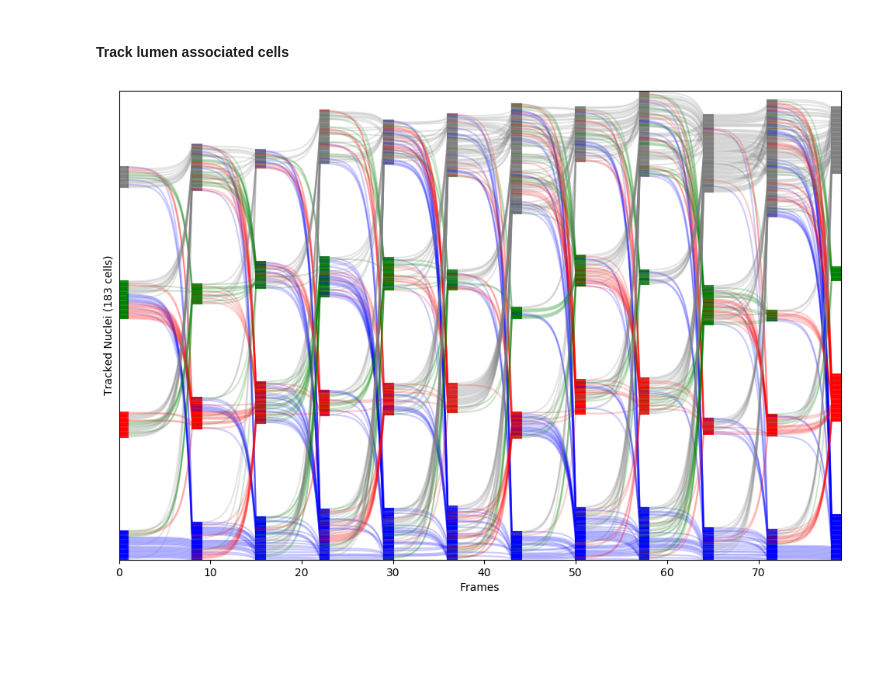
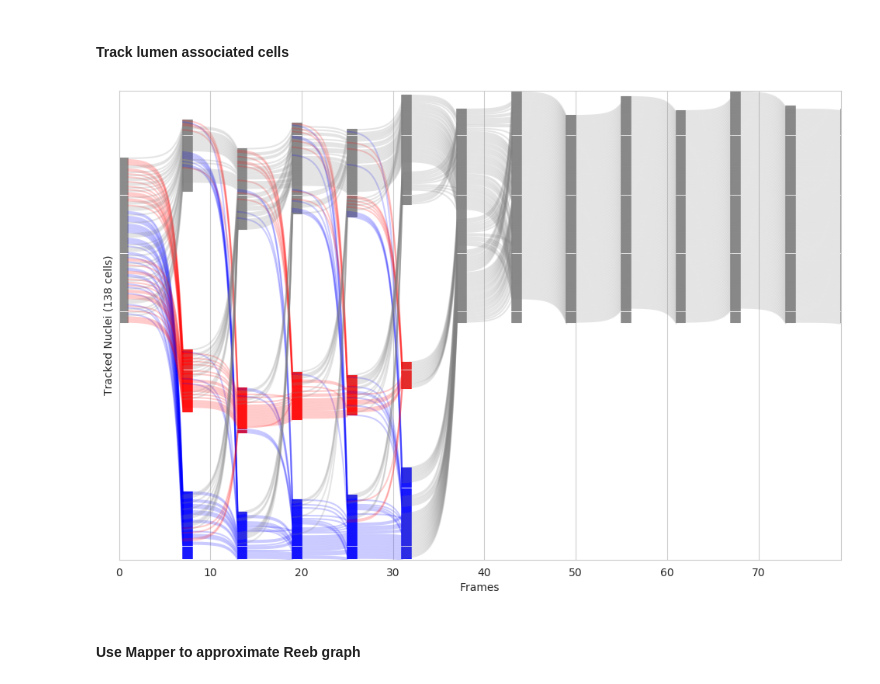
Before and after one commit to dbhaskar92/BrownU-BioMed, a Jupyter notebook: Topological Data Analysis/Visualize Tracking Data.ipynb, the cells around one changed output. Cells and saved outputs as stored; diff of their text form; code cells hidden in the pictures; blank space fills up the shorter version.

Commit message:
Quantify stability of lumens over time and consistent tracking of lumen-associated cells

```diff
--- a/Topological Data Analysis/Visualize Tracking Data.ipynb
+++ b/Topological Data Analysis/Visualize Tracking Data.ipynb
@@ -14,7 +17,7 @@ from mpl_toolkits.mplot3d.art3d import Poly3DCollection
 #### Plot nuclei positions and velocity
 # %%
 daystring = "10"
-spotstring = "15"
+spotstring = "03"
 
 fpath = "YuLong_Data/day_" + daystring + "/" + spotstring + "spot.csv"
 dirname = "YuLong_Day" + daystring + "_Spot" + spotstring
@@ -30,8 +33,8 @@ min_zlim = np.floor(np.min(df['POSITION_Z'])) - 1
 max_lim = np.max([max_xlim, max_ylim, max_zlim])
 min_lim = np.min([min_xlim, min_ylim, min_zlim])
 # %%
-show_quiver = False
-show_track = True
+show_quiver = True
+show_track = False
 show_com_mavv = False
 
 odirname = dirname + "_plots"
@@ -136,0 +223,7 @@ def mesh_vol(pt_coords, tri_indices):
+# %%
+sns.set_style('whitegrid')
+plt.figure(figsize=(10,3), dpi=100)
+for lumen_idx in range(1, 6):
+    sns.kdeplot(lumen_histograms[lumen_idx-1], bw=0.5, label='Lumen ' + repr(lumen_idx))
+plt.xlabel("Percent Time")
+plt.ylabel("Frequency (# Nuclei)");
@@ -242,14 +389,7 @@ for tp in range(1, max_frame+1):
 # %% [markdown]
 #### Track lumen associated cells
 # %%
-def interp_line(point1, point2):
-    a = (point2[1] - point1[1])/(np.cosh(point2[0]) - np.cosh(point1[0]))
-    b = point1[1] - a*np.cosh(point1[0])
-    x = np.linspace(point1[0], point2[0], 100)
-    y = a*np.cosh(x) + b
-    return (x, y)
-
-frame_step_size = 7
+frame_step_size = 6
 
 plt.figure(figsize=(12,8), dpi=100)
 
@@ -264,10 +404,10 @@ for tp in range(1, max_frame+1, frame_step_size):
     ipath = dirname + os.sep + "YuLong_Day" + daystring + "_Spot" + spotstring + "_Frame" + repr(tp) + ".npz"
     track_data = np.load(ipath)
 
-    cell_pos = track_data["positions"]
-    lumen1_cids = np.unique(track_data["lumen1"].flatten())
-    lumen2_cids = np.unique(track_data["lumen2"].flatten())
-    lumen3_cids = np.unique(track_data["lumen3"].flatten())
+    cell_pos = track_data["positions"][:,:3]
+    lumen1_cids = colored_lumens_cids[0][tp]
+    lumen2_cids = colored_lumens_cids[1][tp]
+    lumen3_cids = colored_lumens_cids[2][tp]
 
     num_cells = np.shape(cell_pos)[0]
     if num_cells > max_num_cells:
@@ -277,9 +417,9 @@ for tp in range(1, max_frame+1, frame_step_size):
 
     for cid in range(num_cells):
 
-        in_lumen1 = (cid+1) in lumen1_cids
-        in_lumen2 = (cid+1) in lumen2_cids
-        in_lumen3 = (cid+1) in lumen3_cids
+        in_lumen1 = (cid) in lumen1_cids
+        in_lumen2 = (cid) in lumen2_cids
+        in_lumen3 = (cid) in lumen3_cids
 
         if in_lumen3:
             line_segments[cid+1] = [[tp-frame_step_size, tp], 'g-', None, 0.2]
@@ -299,37 +439,39 @@ for tp in range(1, max_frame+1, frame_step_size):
                     plot_y += 1
                     line_segments[cid+1][2] = plot_y
                     plt.plot(line_segments[cid+1][0], [plot_y, plot_y], lclr, alpha=0.9)
-            plot_y += 100
+            plot_y += 50
     else:
         for lclr in ['b-', 'r-', 'g-', 'gray']:
             for prevclr in ['b-', 'r-', 'g-', 'gray']:
                 for cid in range(num_cells):
                     if line_segments[cid+1][1] == lclr:
                         if (cid+1) <= prev_num_cells:
                             if prev_line_segments[cid+1][1] == prevclr:
                                 pt_start = [line_segments[cid+1][0][0], prev_line_segments[cid+1][2]]
                                 pt_end = [line_segments[cid+1][0][1], plot_y]
                                 xd, yd = interp_line(pt_start, pt_end)
                                 plot_y += 1
                                 line_segments[cid+1][2] = plot_y
                                 plt.plot(xd, yd, lclr, alpha=line_segments[cid+1][3])
                                 plt.plot([tp, tp+1], [plot_y, plot_y], lclr, alpha=0.9)
                         else:
                             plot_y += 1
                             line_segments[cid+1][2] = plot_y
                             plt.plot([tp, tp+1], [plot_y, plot_y], lclr, alpha=0.9)
-            plot_y += 100
+            plot_y += 50
 
     prev_line_segments = copy.deepcopy(line_segments)
     prev_num_cells = num_cells
     if plot_y > max_plot_y:
         max_plot_y = plot_y
 
 plt.yticks([])
 plt.ylabel("Tracked Nuclei (" + repr(max_num_cells) + " cells)")
 plt.xlabel("Frames")
-plt.ylim([0, max_plot_y - 99])
+plt.ylim([0, max_plot_y - 49])
 plt.xlim([0, max_frame])
 plt.show()
 # %% [output]
-[figure, old version]
+[figure, new version]
+# %% [markdown]
+#### Use Mapper to approximate Reeb graph
```
Also changed, not shown: parts of 9 cells of this notebook, 1 other file.
